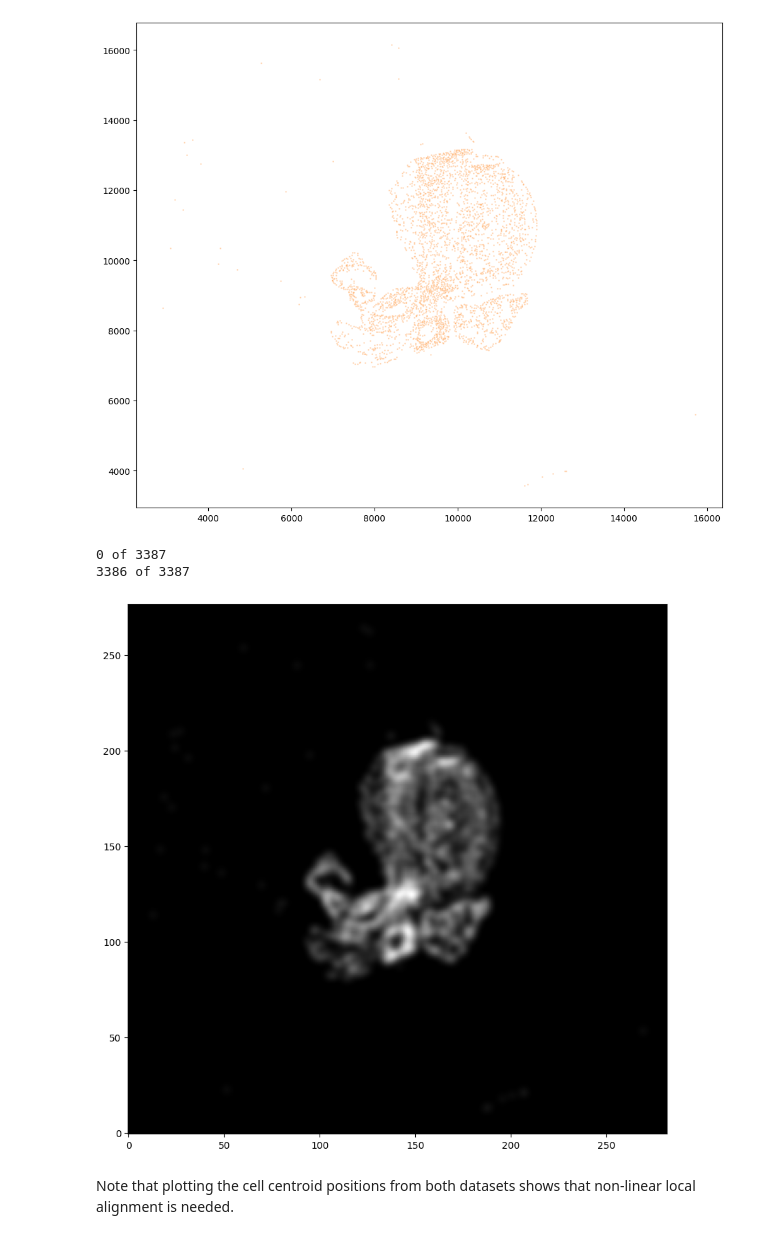
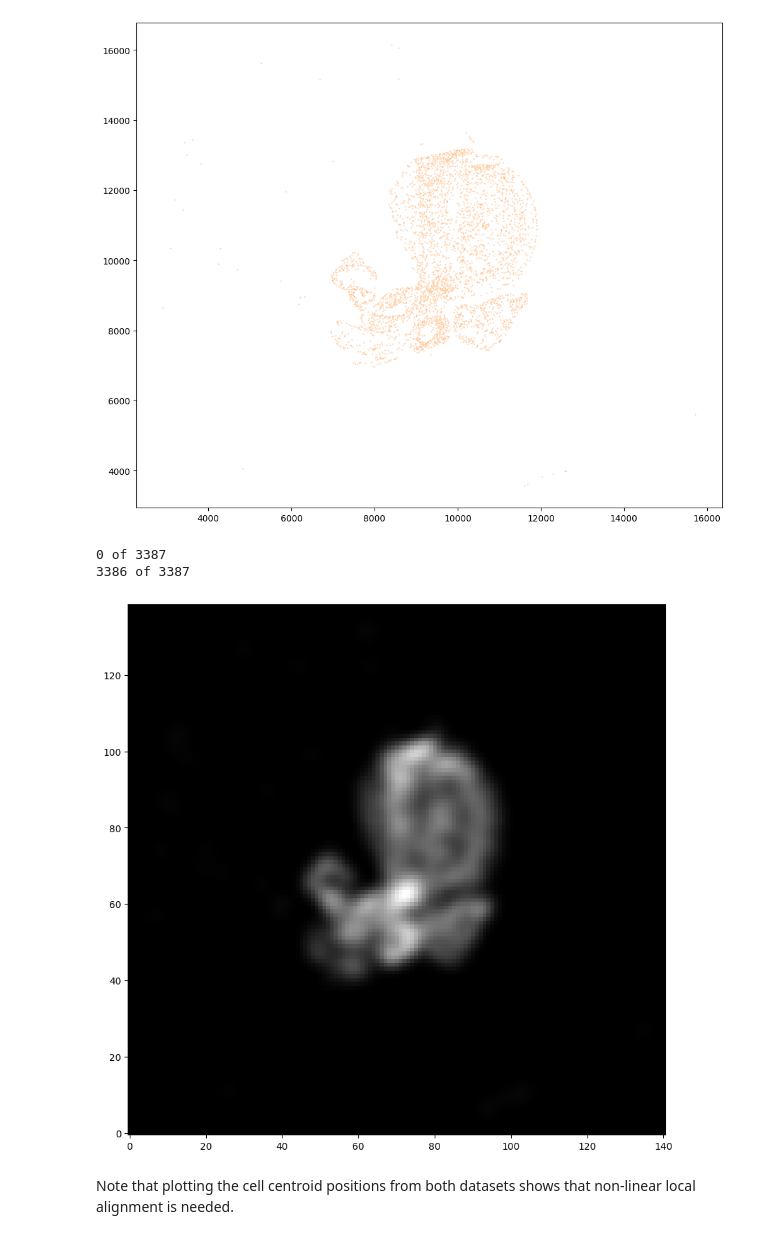
Before and after one commit to JEFworks-Lab/STalign, a Jupyter notebook: docs/notebooks/heart-alignment-varying-thickness.ipynb, the cells around one changed output. Saved outputs shown, nothing was run; the diff lists cells and outputs as text; code cells hidden in the pictures.

```diff
--- a/docs/notebooks/heart-alignment-varying-thickness.ipynb
+++ b/docs/notebooks/heart-alignment-varying-thickness.ipynb
@@ -114,13 +114,13 @@ ax.scatter(xJ,yJ,s=1,alpha=0.2,c='#ff7f0e')
 [figure]
 # %%
 # rasterize and plot
-XJ,YJ,J,fig = STalign.rasterize(xJ,yJ,dx=50)
+XJ,YJ,J,fig = STalign.rasterize(xJ,yJ,dx=100)
 ax = fig.axes[0]
 ax.invert_yaxis()
 # %% [output]
 0 of 3387
 3386 of 3387
-[figure, old version]
+[figure, new version]
 # %% [markdown]
 Note that plotting the cell centroid positions from both datasets shows that non-linear local alignment is needed.
 # %%
```
Also changed, not shown: parts of 6 cells of this notebook.
